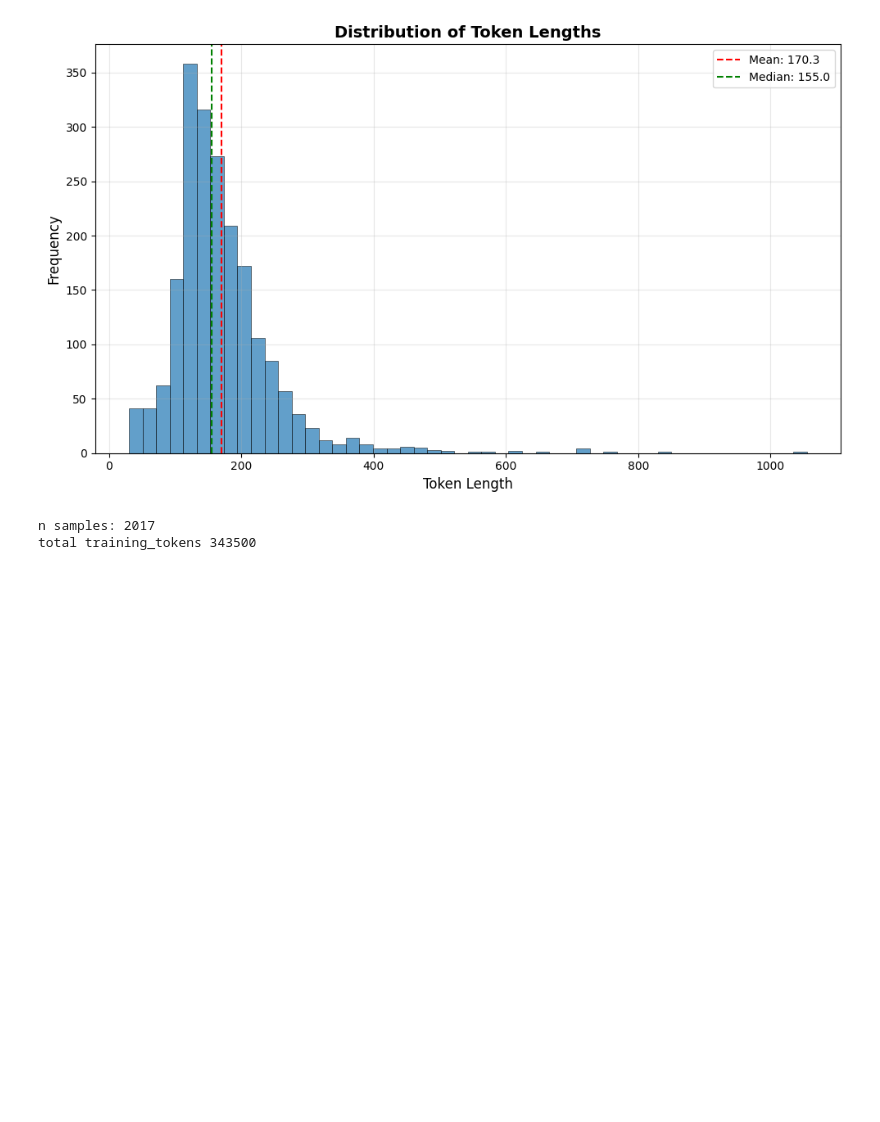
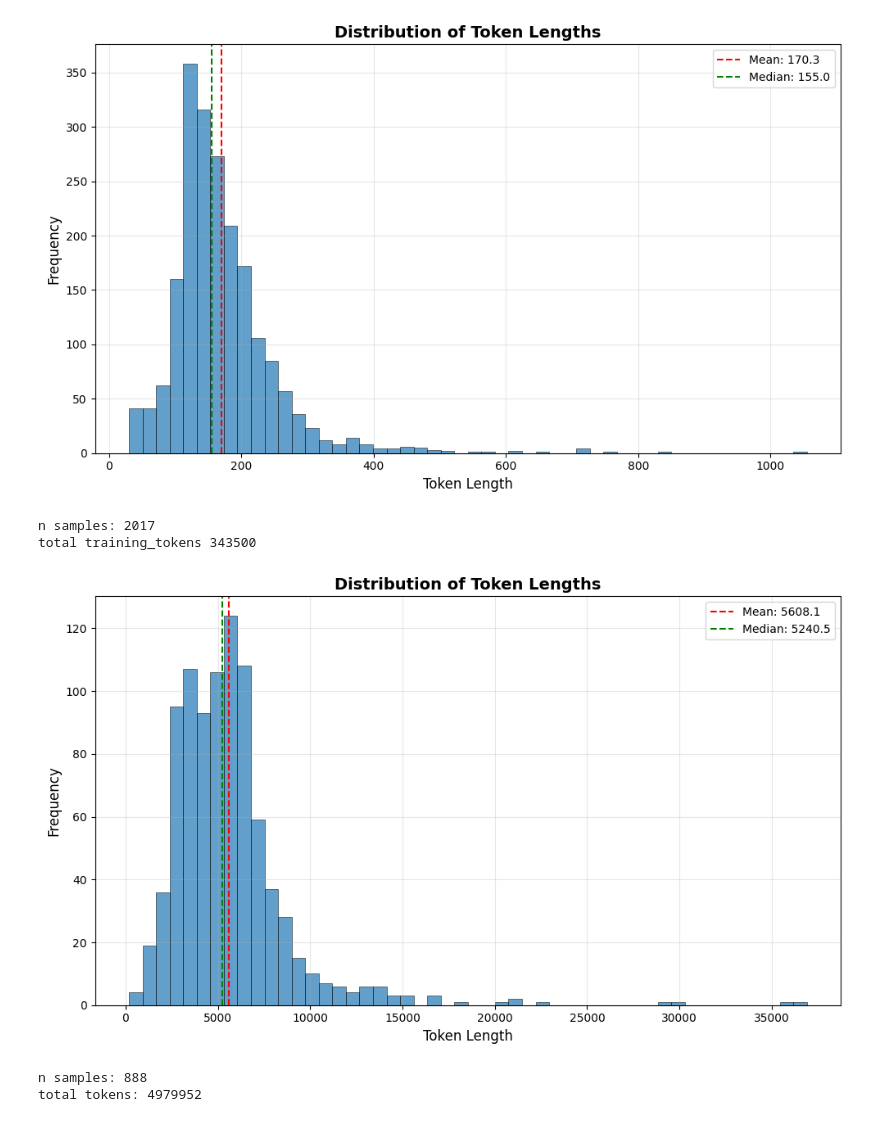
Before and after one commit to flrjrf/prompt-distillation, a Jupyter notebook: flrutils/explore.ipynb, the cells around one changed output. Cells and saved outputs as stored; diff of their text form; code cells hidden in the pictures; blank space fills up the shorter version.

Commit message:
generate questions qasper

```diff
--- a/flrutils/explore.ipynb
+++ b/flrutils/explore.ipynb
@@ -89,3 +98,21 @@ print("total training_tokens", sum(squadshifts_lengths))
 [figure]
 n samples: 2017
 total training_tokens 343500
+# %%
+from evaluation.utils import get_rag_context
+ds_qasper = load_dataset("allenai/qasper", trust_remote_code=True)["train"]
+# %%
+qasper_lengths = []
+for item in ds_qasper:
+    context = get_rag_context(item, "qasper")[0]
+    tokenized = tokenizer(context, truncation=False)
+    length = len(tokenized["input_ids"])
+    qasper_lengths.append(length)
+
+plot_lengths(qasper_lengths)
+print("n samples:", len(qasper_lengths))
+print("total tokens:", sum(qasper_lengths))
+# %% [output]
+[figure, added]
+n samples: 888
+total tokens: 4979952
```
Also changed, not shown: parts of 4 cells of this notebook, 8 other files.
